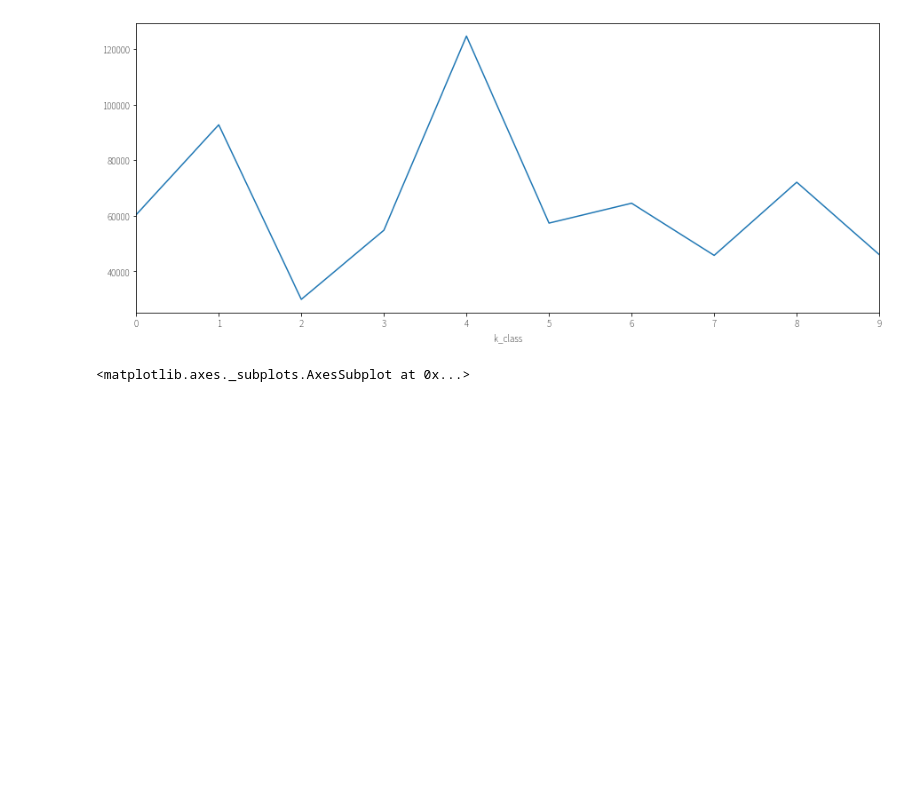
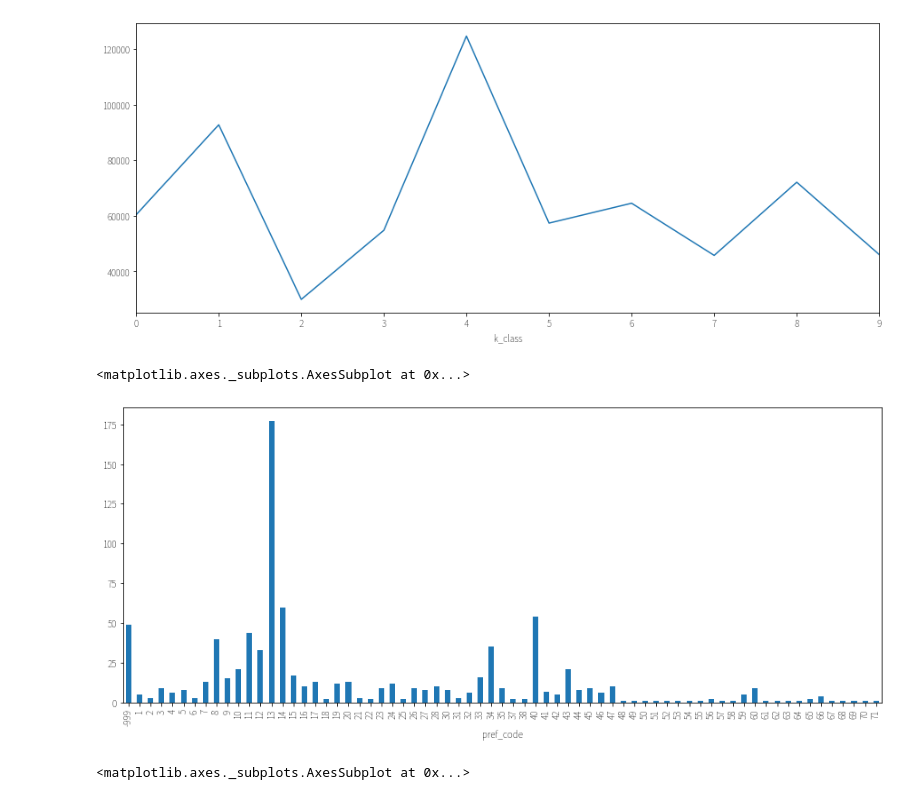
Before and after one commit to noguchi999/awesome, a Jupyter notebook: notebook/nmlib-building-structure_01.ipynb, the cells around one changed output. Saved outputs shown, nothing was run; the diff lists cells and outputs as text; code cells hidden in the pictures; blank space fills up the shorter version.

```diff
--- a/notebook/nmlib-building-structure_01.ipynb
+++ b/notebook/nmlib-building-structure_01.ipynb
@@ -1072,6 +1072,10 @@ df.head()
 | 2 | 79 09A245A | 八幡大神社楼門新築計画 | 社寺教会 | 東京都三鷹市 | 30.12 | 0-1-0 | W造 | 13 | 392 | ... |
 | 3 | 75 09A014 | デンカ生研鏡田工場５５号棟建設工事 | 付属事務所 | 新潟県五泉市 | 3400.00 | 0-3-0 | S造 | 15 | 392 | ... |
 | 4 | 93 09A002 | ホンダ・タイ工場環境試験室増設工事 | 自動車工場 | 海外タイ アユタヤ県 | 500.00 | 0-0-0 | 造 | 55 | 764 | ... |
+# %%
+df["floor_1"] = df["floor_1"].astype(int)
+df["floor_2"] = df["floor_2"].astype(int)
+df["floor_3"] = df["floor_3"].astype(int)
 # %%
 train = pd.concat([df.drop("structure_type", axis=1), pd.get_dummies(df["structure_type"])], axis=1)
 train = pd.concat([train.drop("usage", axis=1), pd.get_dummies(train["usage"])], axis=1)
@@ -1143,6 +1147,11 @@ tmp["diff"].plot()
 # %% [output]
 <matplotlib.axes._subplots.AxesSubplot at 0x...>
 [figure]
+# %%
+df.groupby("pref_code").size().plot.bar()
+# %% [output]
+<matplotlib.axes._subplots.AxesSubplot at 0x...>
+[figure, added]
 # %%
 df[df["k_class"]==0]["floor_area"].plot.hist(bins=50)
 # %% [output]
```
Also changed, not shown: parts of 57 cells of this notebook, 1 other file.
